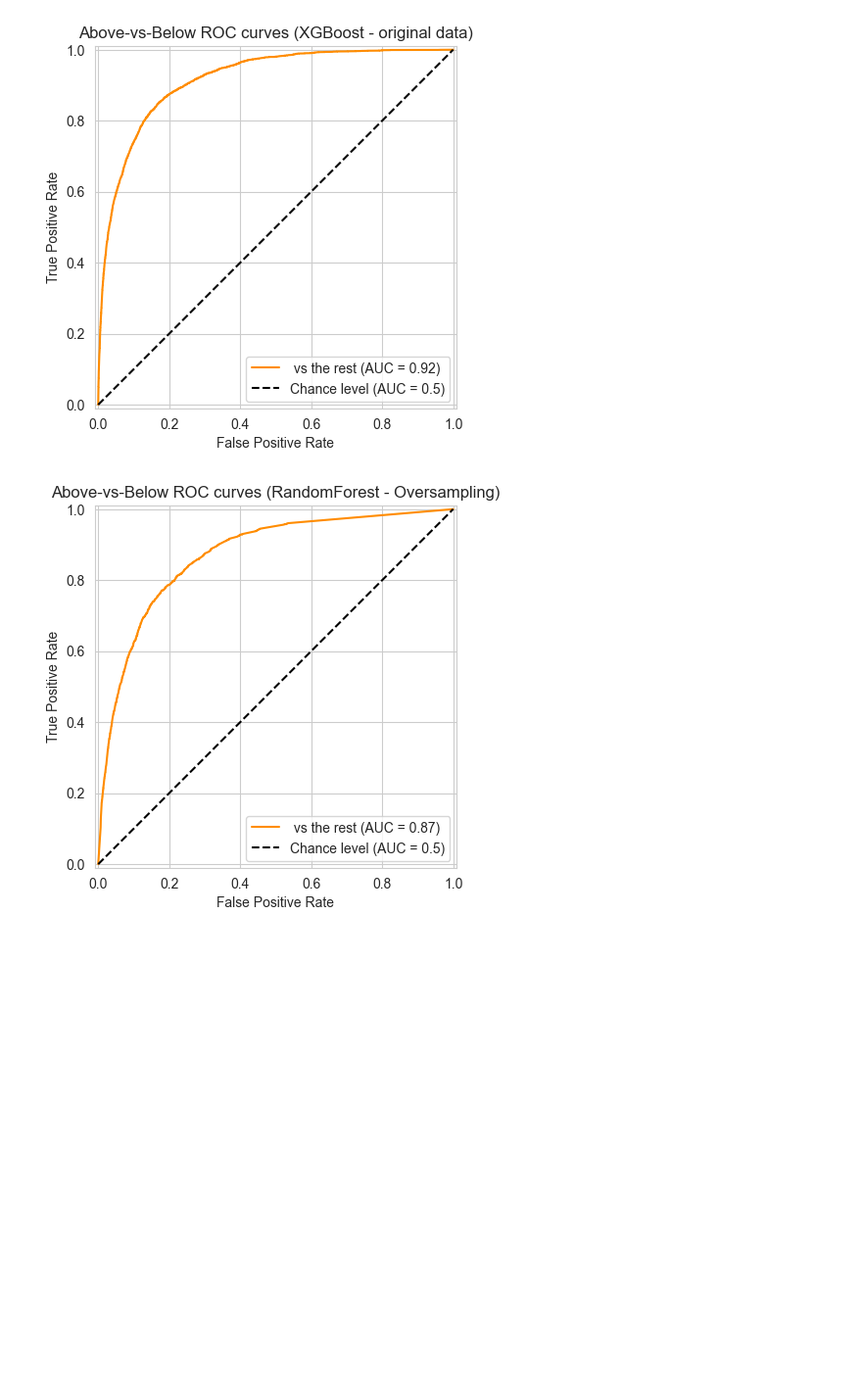
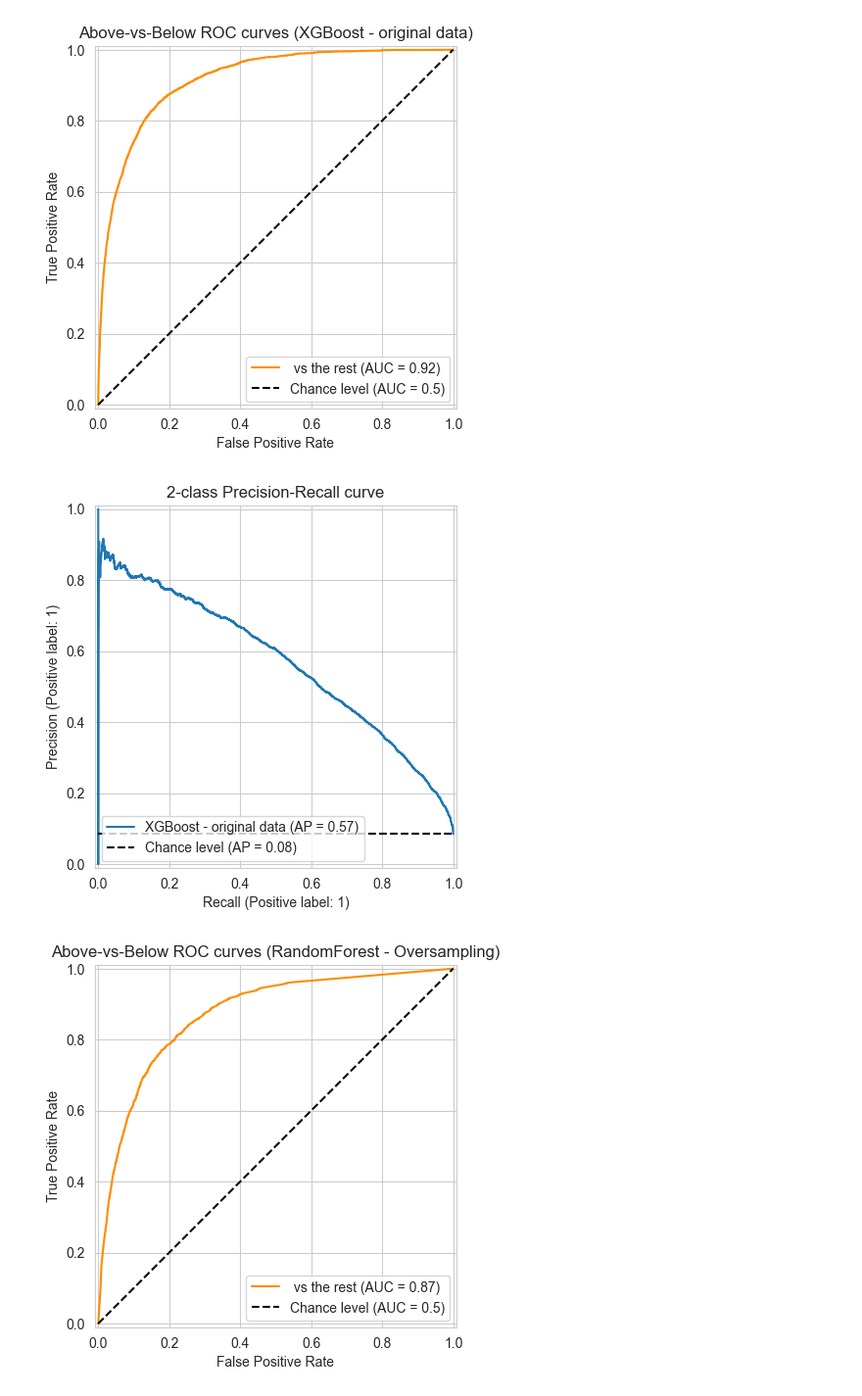
Before and after one commit to hanksnowdon/DataMiningProject, a Jupyter notebook: notebooks/03_ML_training_validation_test.ipynb, the cells around one changed output. Shown at 98% size. Saved outputs shown, nothing was run; the diff lists cells and outputs as text; code cells hidden in the pictures; blank space fills up the shorter version.

```diff
--- a/notebooks/03_ML_training_validation_test.ipynb
+++ b/notebooks/03_ML_training_validation_test.ipynb
@@ -479,6 +503,15 @@ _ = display.ax_.set(
 )
 # %% [output]
 [figure]
+# %%
+from sklearn.metrics import PrecisionRecallDisplay
+
+display = PrecisionRecallDisplay.from_predictions(
+    y_test[:], y_score[:,1], name="XGBoost - original data", plot_chance_level=True
+)
+_ = display.ax_.set_title("2-class Precision-Recall curve")
+# %% [output]
+[figure, added]
 # %%
 y_score_up = best_rfc_up.predict_proba(X_tst_up_pr)
 # %%
```
Also changed, not shown: parts of 9 cells of this notebook.
